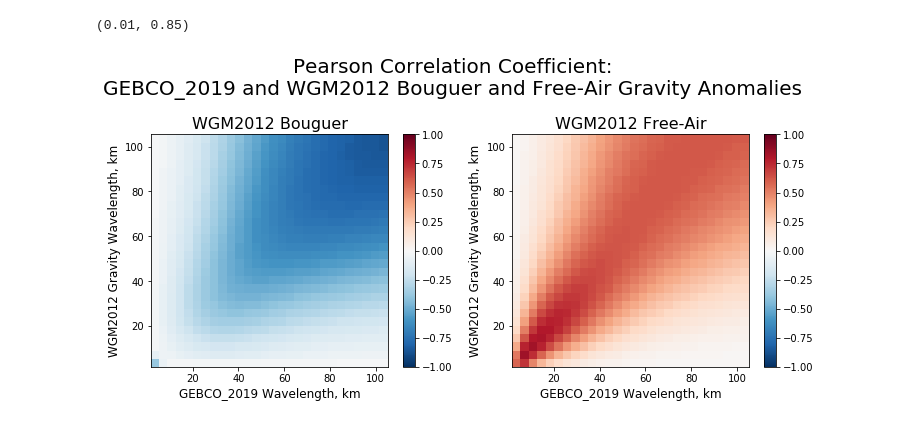
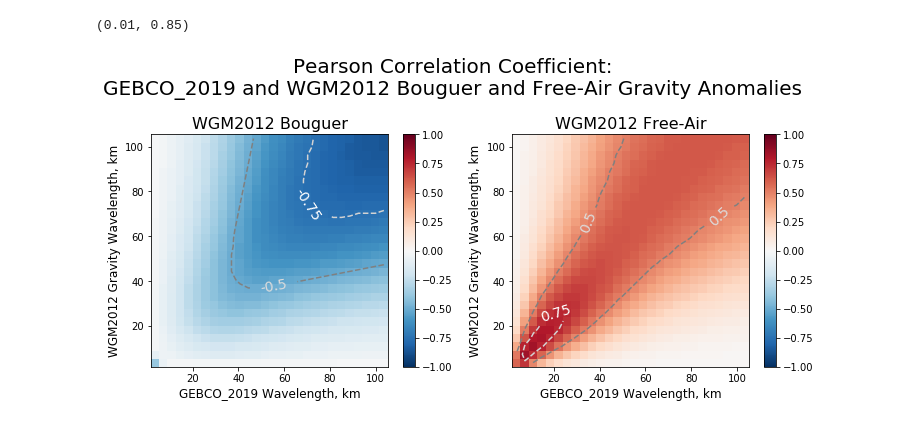
Before and after one commit to AlexeyPechnikov/gis-snippets, a Jupyter notebook: Africa/GEBCO_Bouguer_Freeair_correlograms.Africa30x30.ipynb, the cells around one changed output. Cells and saved outputs as stored; diff of their text form; code cells hidden in the pictures.

Commit message:
Enhance plot

```diff
--- a/Africa/GEBCO_Bouguer_Freeair_correlograms.Africa30x30.ipynb
+++ b/Africa/GEBCO_Bouguer_Freeair_correlograms.Africa30x30.ipynb
@@ -154,19 +154,23 @@ float(da_frr_corr.min()),float(da_frr_corr.max())
 # %%
 fig, (ax1,ax2) = plt.subplots(1,2,figsize=(10.5,5))
 
 da_bgr_corr.plot(cmap='RdBu_r',ax=ax1, vmin=-1,vmax=1)
+contours = da_bgr_corr.plot.contour(levels=[-.75,-.5],colors=['lightgray','gray'],linestyles='--',ax=ax1)
+ax2.clabel(contours, contours.levels, inline=True, fmt='%r', colors=['white','gainsboro'], fontsize=14)
 ax1.set_xlabel('GEBCO_2019 Wavelength, km',fontsize=12)
 ax1.set_ylabel('WGM2012 Gravity Wavelength, km',fontsize=12)
 ax1.set_title('WGM2012 Bouguer',fontsize=16)
 
 da_frr_corr.plot(cmap='RdBu_r',ax=ax2, vmin=-1,vmax=1)
+contours = da_frr_corr.plot.contour(levels=[.5,.75],colors=['gray','lightgray'],linestyles='--',ax=ax2)
+ax2.clabel(contours, contours.levels, inline=True, fmt='%r', colors=['gainsboro','white'], fontsize=14)
 ax2.set_xlabel('GEBCO_2019 Wavelength, km',fontsize=12)
 ax2.set_ylabel('WGM2012 Gravity Wavelength, km',fontsize=12)
 ax2.set_title('WGM2012 Free-Air',fontsize=16)
 
 plt.suptitle('Pearson Correlation Coefficient:\nGEBCO_2019 and WGM2012 Bouguer and Free-Air Gravity Anomalies',fontsize=20)
 fig.tight_layout(rect=[0.03, 0.0, 1, 0.85])
 #plt.savefig('Correlation GEBCO_2019 and WGM2012 Bouguer and Free-Air Gravity Anomalies.jpg', dpi=150)
 plt.show()
 # %% [output]
-[figure, old version]
+[figure, new version]
```
